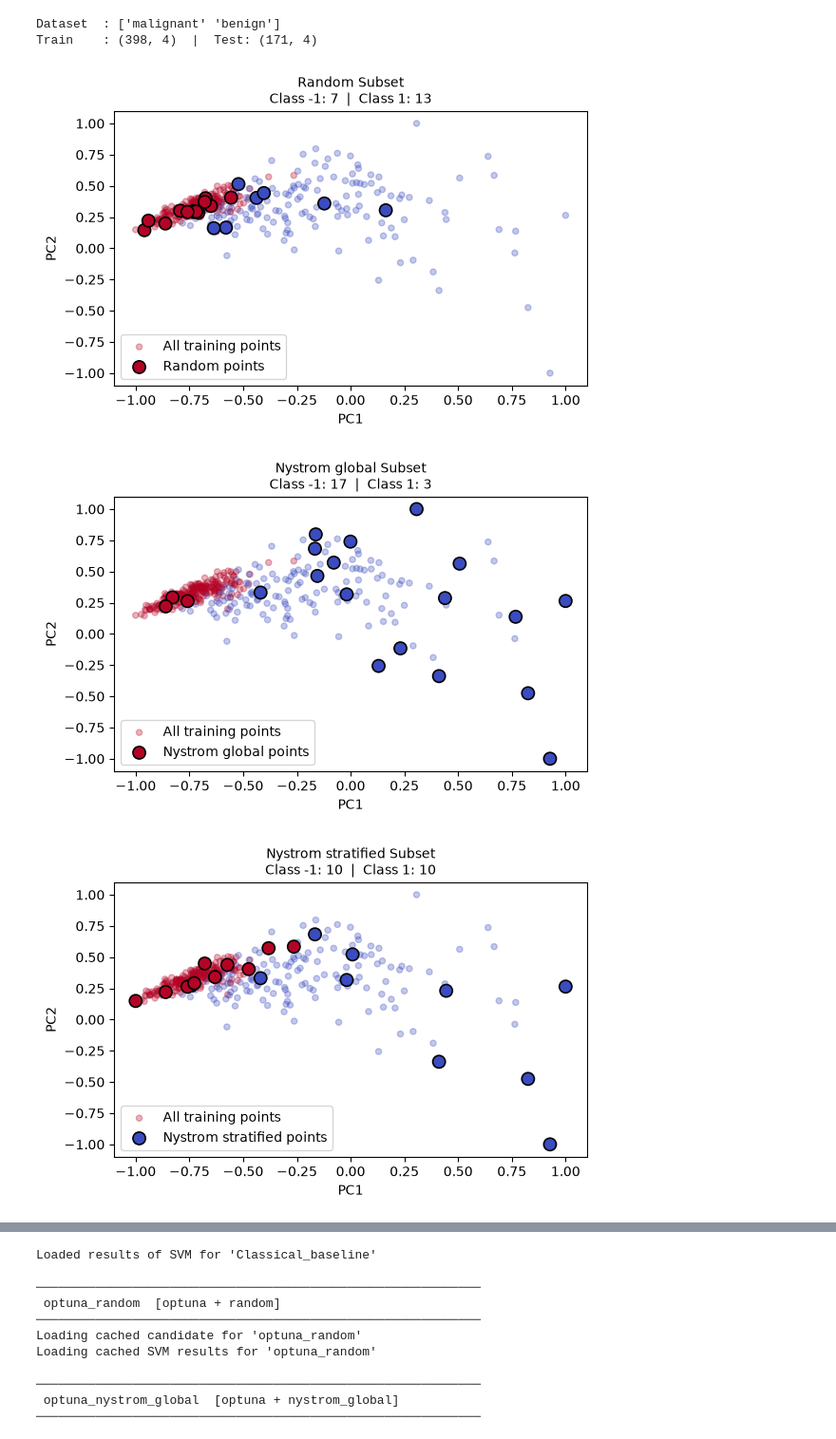
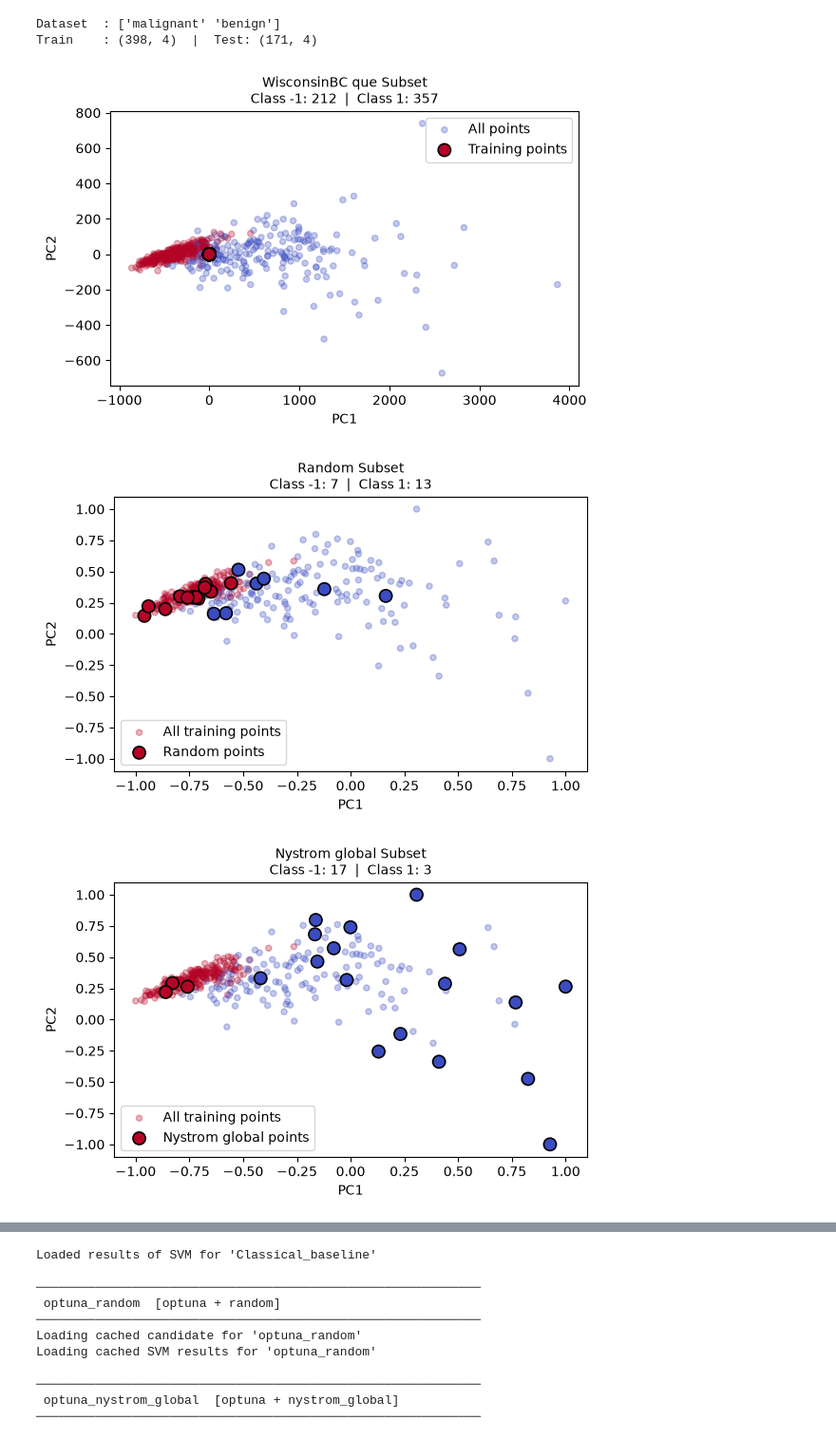
Before and after one commit to marrrrrrta/Automatic_Design_QFM_Genomic_Classification, a Jupyter notebook: WisconsinBC_v1.ipynb, the cells around one changed output, grey strips where cells are left out. Shown at 95% size. Saved outputs shown, nothing was run; the diff lists cells and outputs as text; code cells hidden in the pictures.

Commit message:
correction of the function to optimize in the haar distribution option. cleaned some visual functions. new experiments conducted

```diff
--- a/WisconsinBC_v1.ipynb
+++ b/WisconsinBC_v1.ipynb
@@ -128,17 +38,32 @@ EXPERIMENTS: list[ExperimentConfig] = [
 # %%
-# Dataset structure
+# ── 2. Dataset structure ─────────────────────────────────────────────────────────
+
+# Whole dataset
+from sklearn.preprocessing import MinMaxScaler, LabelEncoder
+from sklearn.decomposition import PCA
+le = LabelEncoder()
+y = le.fit_transform(dataset.target)
+y = 2 * y - 1
+pca = PCA(n_components=N_QUBITS).fit(dataset.data)
+scaler = MinMaxScaler(feature_range=(-1, 1)).fit(X_train)
+X = pca.transform(dataset.data)
+X = scaler.transform(X)
+
+graph_dataset('WisconsinBC', X, y, X_train, y_train)
+
+# Available subsets
 _, X_random, y_random = subset_random(X_train, y_train, N_POINTS, SEED)
 graph_subset('Random', X_train, X_random, y_train, y_random)
 
 _, X_global, y_global = subset_nystrom_global(X_train, y_train, N_QUBITS, N_POINTS)
 graph_subset('Nystrom global', X_train, X_global, y_train, y_global)
 
 _, X_stratified, y_stratified = subset_nystrom_stratified(X_train, y_train, N_QUBITS, N_POINTS // 2)
 graph_subset('Nystrom stratified', X_train, X_stratified, y_train, y_stratified)
 
 _, X_stratified6030, y_stratified6030 = subset_nystrom_stratified(X_train, y_train, N_QUBITS, {+1: N_POINTS * 2//3, -1: N_POINTS * 1//3})
 graph_subset('Nystrom stratified corrected', X_train, X_stratified6030, y_train, y_stratified6030)
 # %% [output]
-[figure, old version]
+[figure, new version]
-[figure, old version]
+[figure, new version]
-[figure, old version]
+[figure, new version]
```
Also changed, not shown: parts of 11 cells of this notebook, 50 other files.
